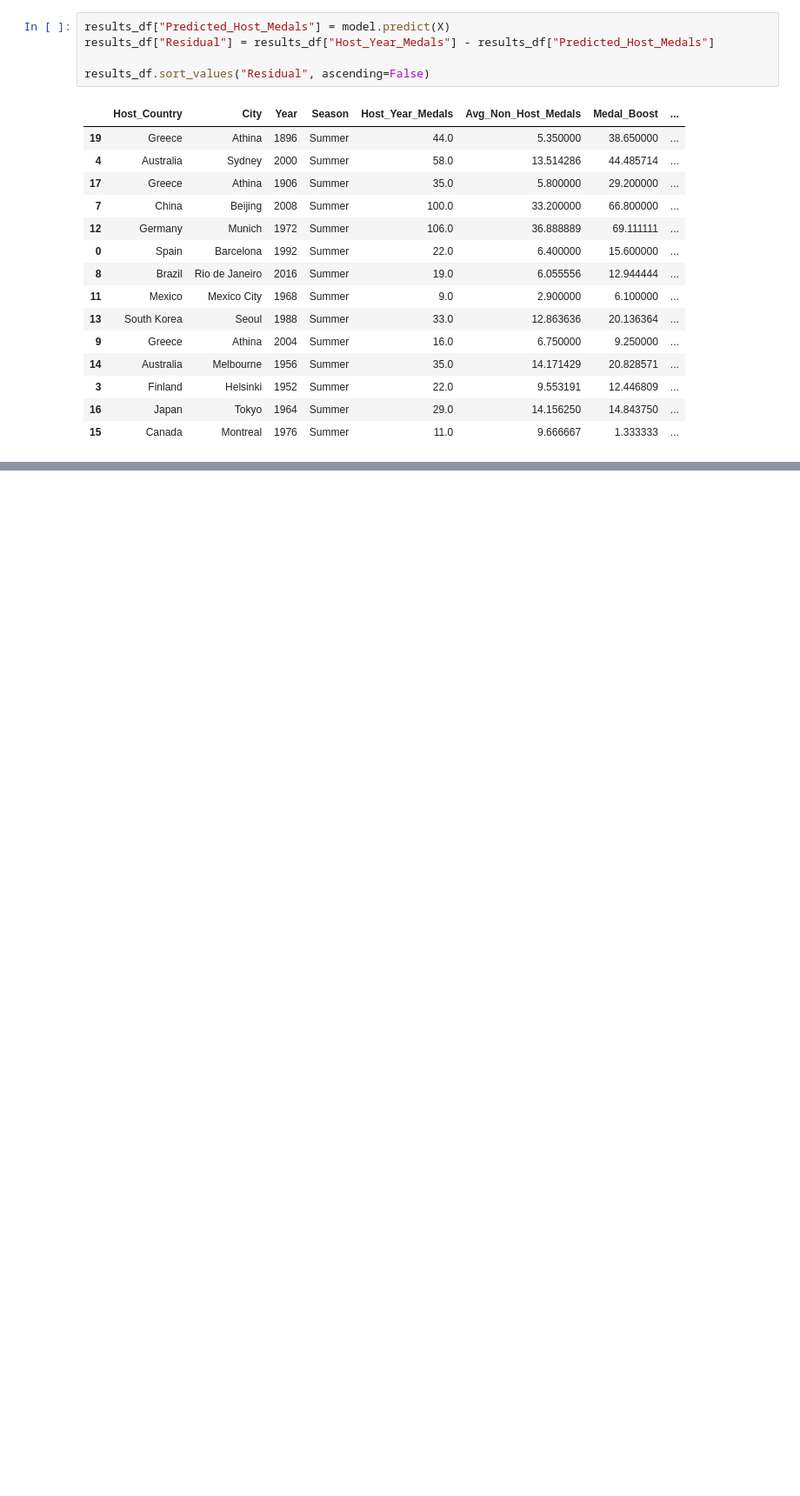
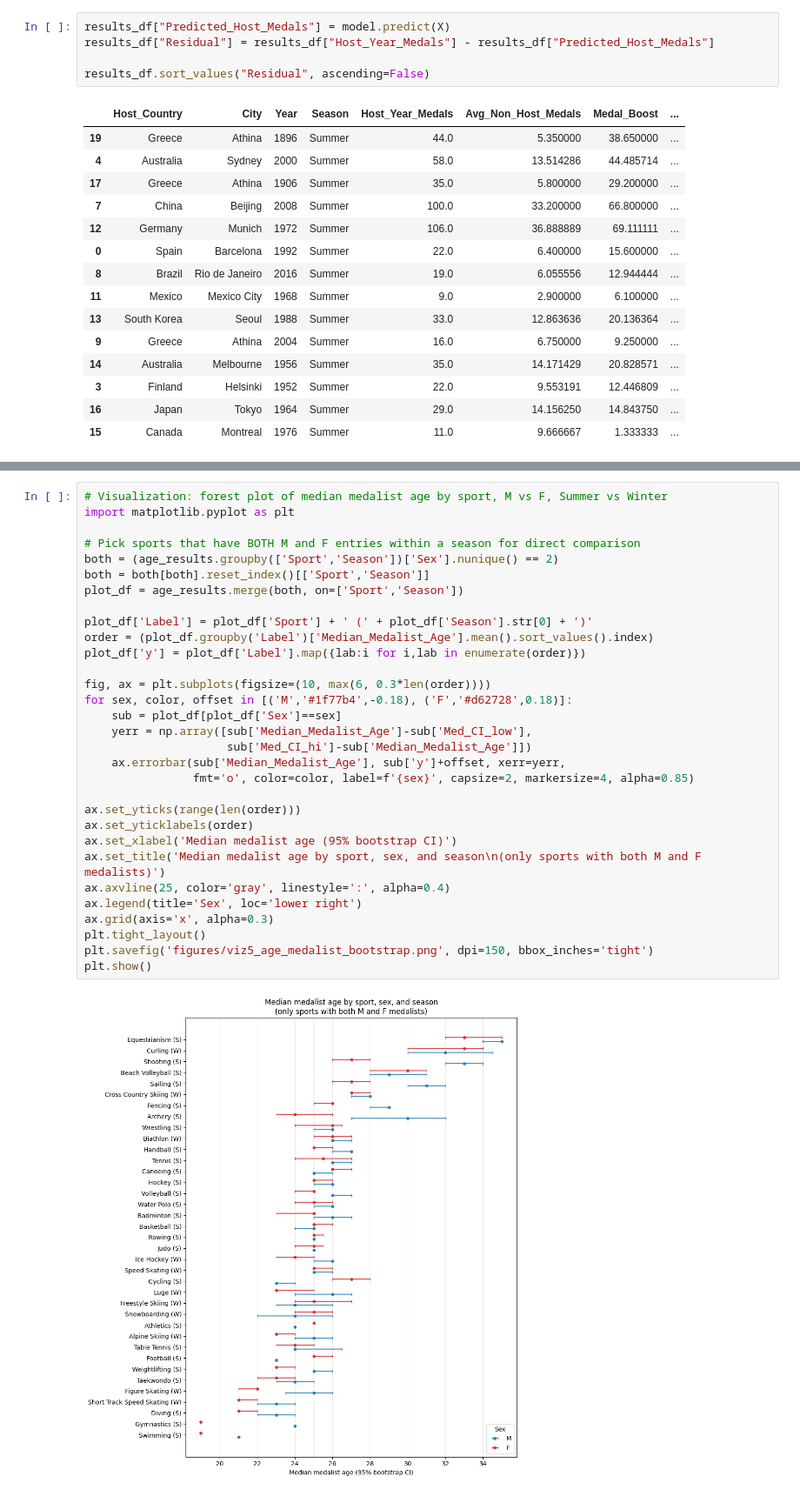
Before and after one commit to ahmed-52/ORIE-3120-Project, a Jupyter notebook: project.ipynb, the cells around one changed output, grey strips where cells are left out. Shown at 87% size. Cells and saved outputs as stored; diff of their text form; blank space fills up the shorter version.

```diff
--- a/project.ipynb
+++ b/project.ipynb
@@ -892,0 +1002,33 @@ plt.show()
+# %%
+# Visualization: forest plot of median medalist age by sport, M vs F, Summer vs Winter
+import matplotlib.pyplot as plt
+
+# Pick sports that have BOTH M and F entries within a season for direct comparison
+both = (age_results.groupby(['Sport','Season'])['Sex'].nunique() == 2)
+both = both[both].reset_index()[['Sport','Season']]
+plot_df = age_results.merge(both, on=['Sport','Season'])
+
+plot_df['Label'] = plot_df['Sport'] + ' (' + plot_df['Season'].str[0] + ')'
+order = (plot_df.groupby('Label')['Median_Medalist_Age'].mean().sort_values().index)
+plot_df['y'] = plot_df['Label'].map({lab:i for i,lab in enumerate(order)})
+
+fig, ax = plt.subplots(figsize=(10, max(6, 0.3*len(order))))
+for sex, color, offset in [('M','#1f77b4',-0.18), ('F','#d62728',0.18)]:
+    sub = plot_df[plot_df['Sex']==sex]
+    yerr = np.array([sub['Median_Medalist_Age']-sub['Med_CI_low'],
+                     sub['Med_CI_hi']-sub['Median_Medalist_Age']])
+    ax.errorbar(sub['Median_Medalist_Age'], sub['y']+offset, xerr=yerr,
+                fmt='o', color=color, label=f'{sex}', capsize=2, markersize=4, alpha=0.85)
+
+ax.set_yticks(range(len(order)))
+ax.set_yticklabels(order)
+ax.set_xlabel('Median medalist age (95% bootstrap CI)')
+ax.set_title('Median medalist age by sport, sex, and season\n(only sports with both M and F medalists)')
+ax.axvline(25, color='gray', linestyle=':', alpha=0.4)
+ax.legend(title='Sex', loc='lower right')
+ax.grid(axis='x', alpha=0.3)
+plt.tight_layout()
+plt.savefig('figures/viz5_age_medalist_bootstrap.png', dpi=150, bbox_inches='tight')
+plt.show()
+# %% [output]
+[figure, added]
```
Also changed, not shown: parts of 11 cells of this notebook, 16 other files.
